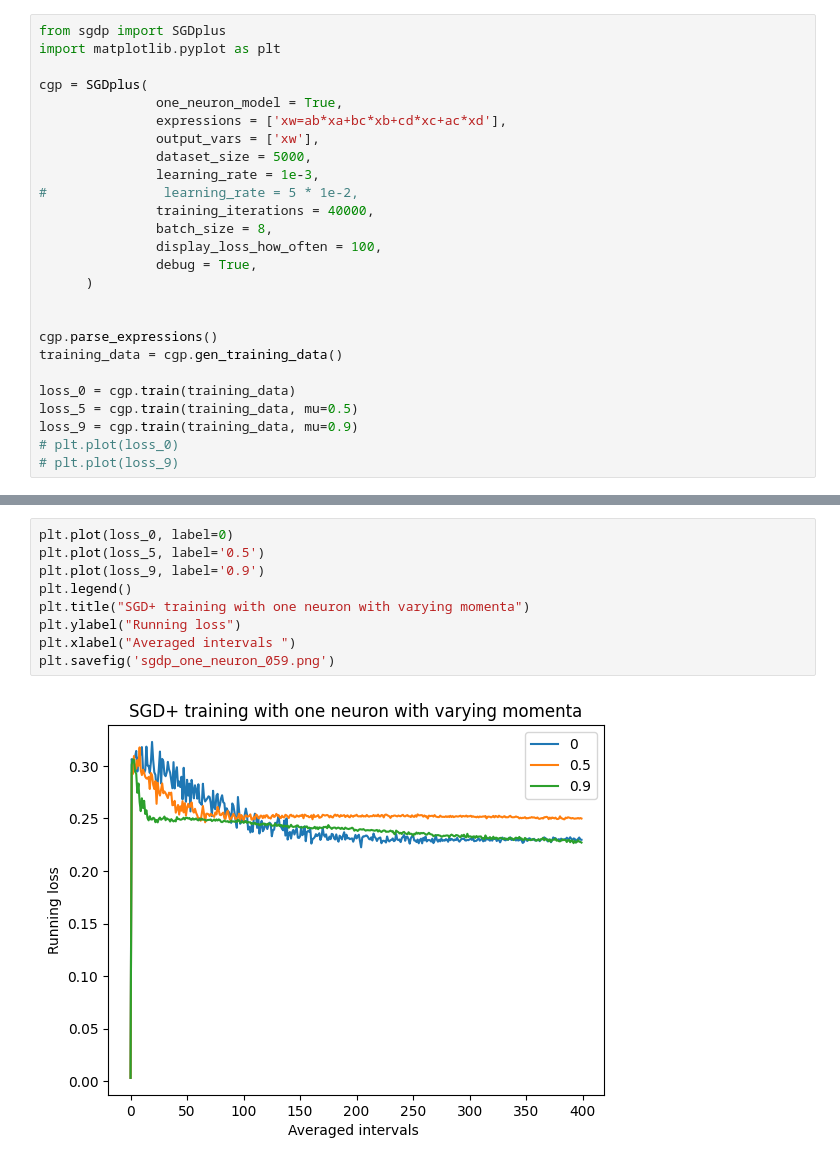
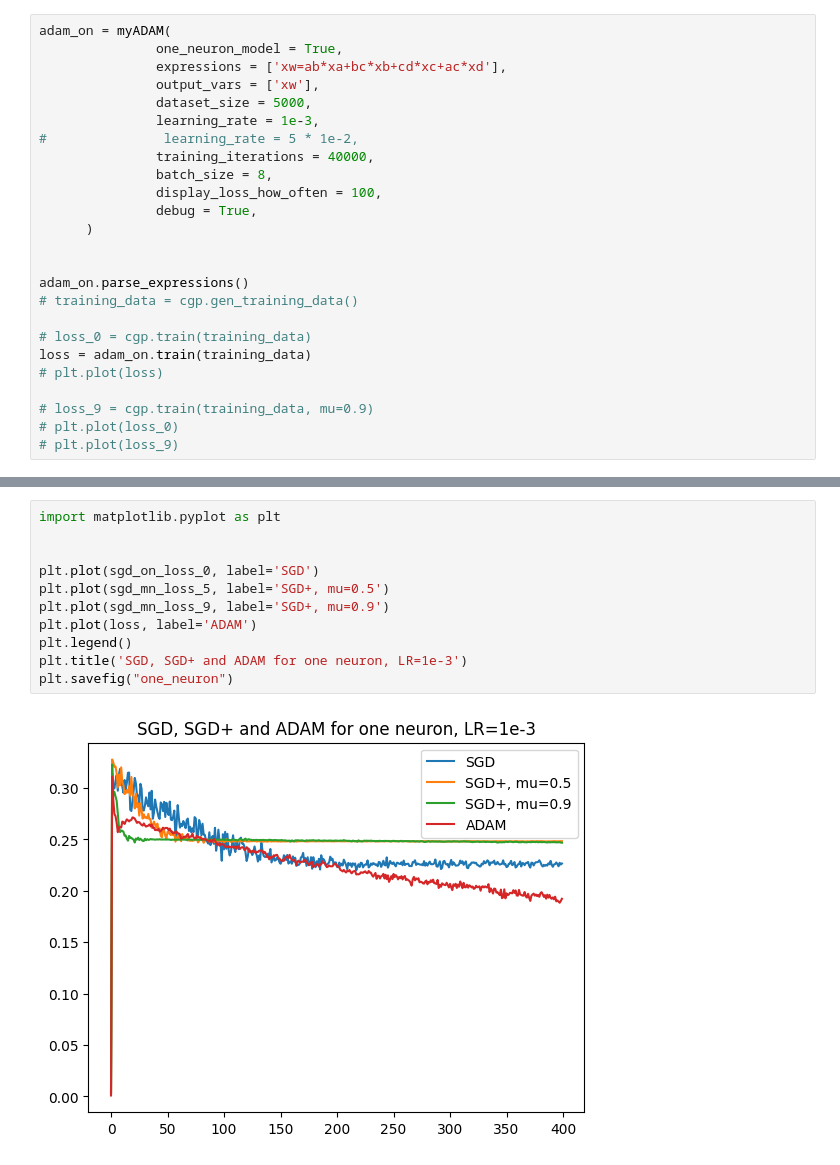
Before and after one commit to akamsali/ECE60146-DeepLearning-HWs-2023, a Jupyter notebook: HW3/hw.ipynb, the cells around one changed output, grey strips where cells are left out. Saved outputs shown, nothing was run; the diff lists cells and outputs as text.

```diff
--- a/HW3/hw.ipynb
+++ b/HW3/hw.ipynb
@@ -1,8 +87,5 @@
 # %%
-from sgdp import SGDplus
-import matplotlib.pyplot as plt
-
-cgp = SGDplus(
+adam_on = myADAM(
                one_neuron_model = True,
                expressions = ['xw=ab*xa+bc*xb+cd*xc+ac*xd'],
                output_vars = ['xw'],
@@ -16,12 +99,14 @@ cgp = SGDplus(
       )
 
 
-cgp.parse_expressions()
-training_data = cgp.gen_training_data()
+adam_on.parse_expressions()
+# training_data = cgp.gen_training_data()
 
-loss_0 = cgp.train(training_data)
-loss_5 = cgp.train(training_data, mu=0.5)
-loss_9 = cgp.train(training_data, mu=0.9)
+# loss_0 = cgp.train(training_data)
+loss = adam_on.train(training_data)
+# plt.plot(loss)
+
+# loss_9 = cgp.train(training_data, mu=0.9)
 # plt.plot(loss_0)
 # plt.plot(loss_9)
 # %% [output]
@@ -45,11 +130,13 @@ leads_to dictionary: {'xb': {'xw'}, 'xw': set(), 'xc': {'xw'}, 'xd': {'xw'}, 'xa
-# %%
-plt.plot(loss_0, label=0)
-plt.plot(loss_5, label='0.5')
-plt.plot(loss_9, label='0.9')
-plt.legend()
-plt.title("SGD+ training with one neuron with varying momenta")
-plt.ylabel("Running loss")
-plt.xlabel("Averaged intervals ")
-plt.savefig('sgdp_one_neuron_059.png')
-# %% [output]
-[figure, removed]
+# %%
+import matplotlib.pyplot as plt
+
+
+plt.plot(sgd_on_loss_0, label='SGD')
+plt.plot(sgd_mn_loss_5, label='SGD+, mu=0.5')
+plt.plot(sgd_mn_loss_9, label='SGD+, mu=0.9')
+plt.plot(loss, label='ADAM')
+plt.legend()
+plt.title('SGD, SGD+ and ADAM for one neuron, LR=1e-3')
+plt.savefig("one_neuron")
+# %% [output]
+[figure, added]
```
Also changed, not shown: parts of 3 cells of this notebook, 5 other files.
